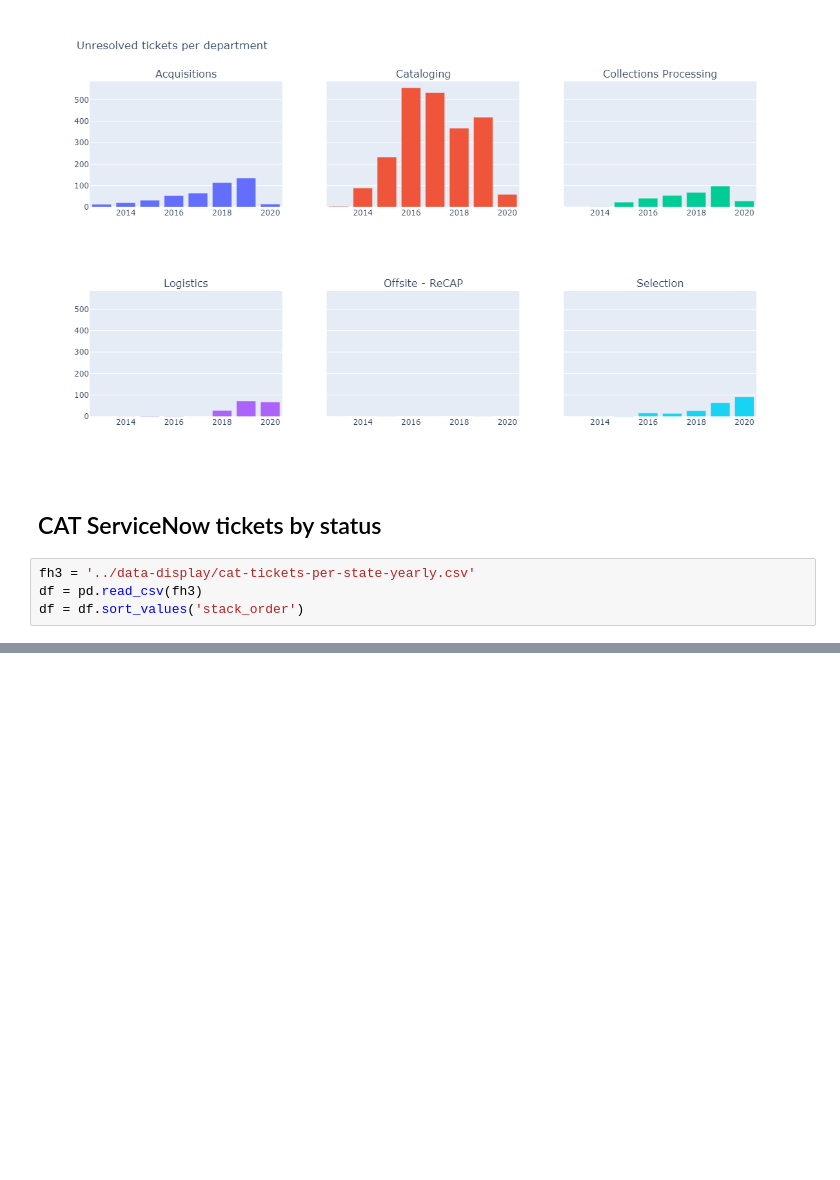
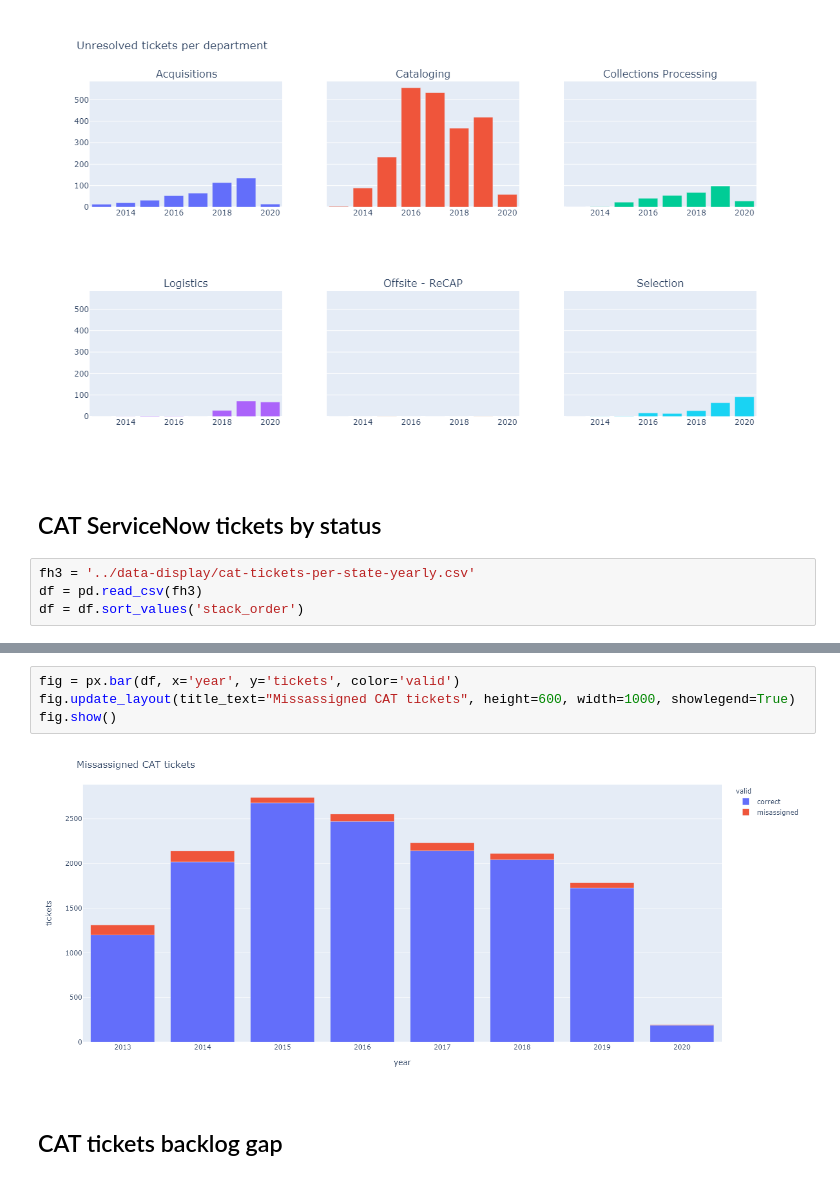
Before and after one commit to BookOps-CAT/tickets-analysis, a Jupyter notebook: notebooks/charts.ipynb, the cells around one changed output, grey strips where cells are left out. Saved outputs shown, nothing was run; the diff lists cells and outputs as text; blank space fills up the shorter version.

```diff
--- a/notebooks/charts.ipynb
+++ b/notebooks/charts.ipynb
@@ -86,0 +87,8 @@ fig.show()
+# %%
+fig = px.bar(df, x='year', y='tickets', color='valid')
+fig.update_layout(title_text="Missassigned CAT tickets", height=600, width=1000, showlegend=True)
+fig.show()
+# %% [output]
+[figure, added]
+# %% [markdown]
+## CAT tickets backlog gap
```
Also changed, not shown: parts of 8 cells of this notebook, 7 other files.
